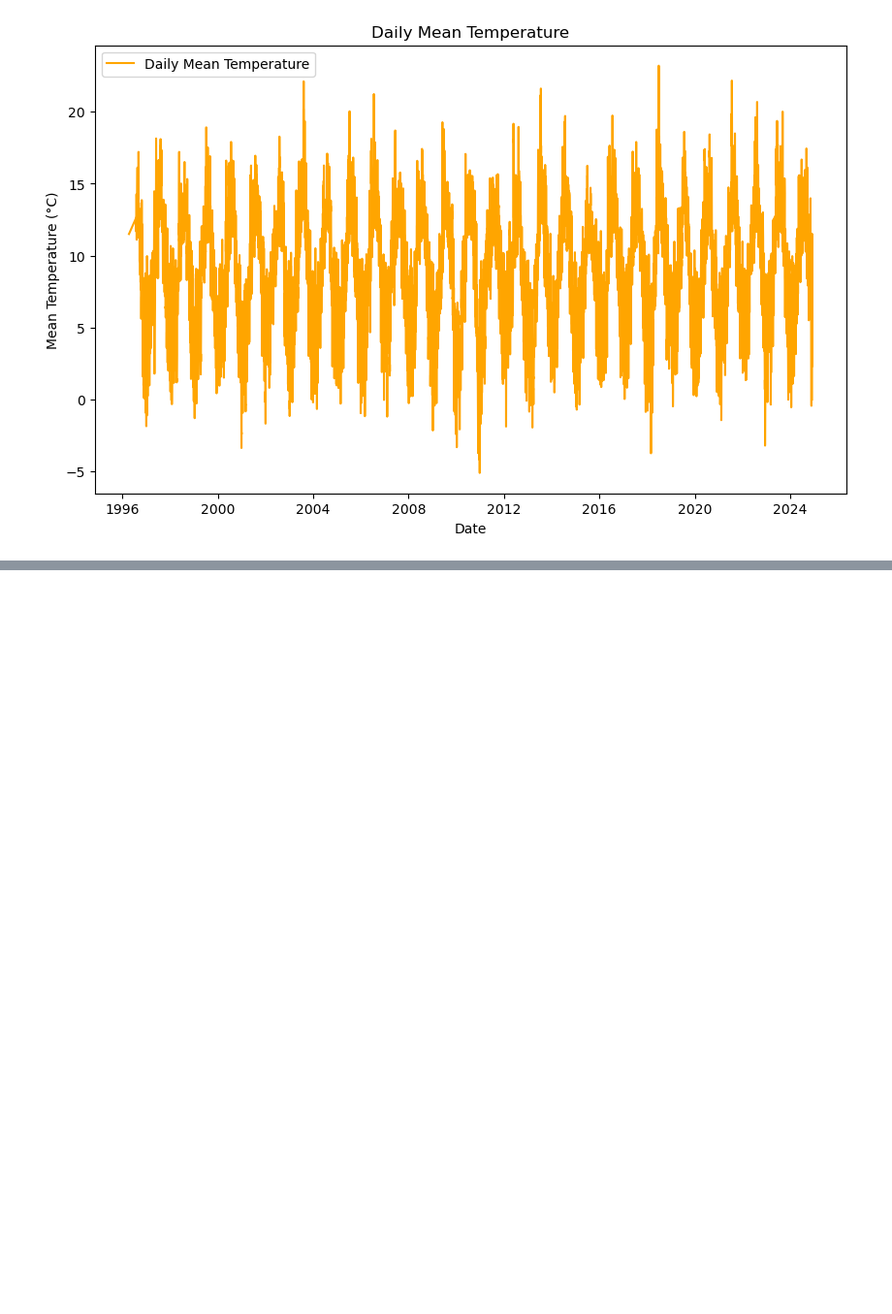
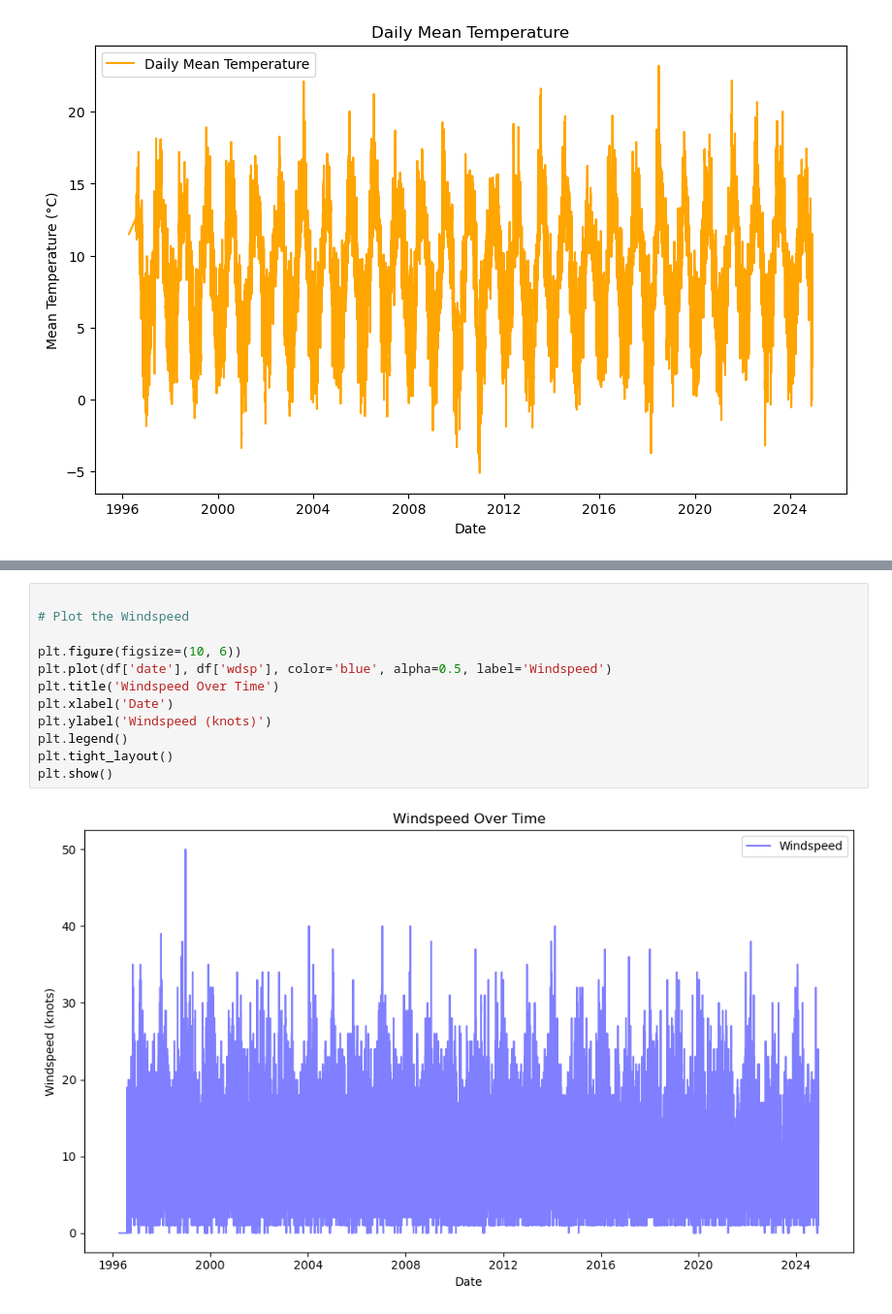
Before and after one commit to filipekojak88/PFDA, a Jupyter notebook: assignment_6_Weather.ipynb, the cells around one changed output, grey strips where cells are left out. Shown at 97% size. Saved outputs shown, nothing was run; the diff lists cells and outputs as text; blank space fills up the shorter version.

```diff
--- a/assignment_6_Weather.ipynb
+++ b/assignment_6_Weather.ipynb
@@ -163,0 +225,14 @@ plt.show()
+# %%
+
+# Plot the Windspeed
+
+plt.figure(figsize=(10, 6))
+plt.plot(df['date'], df['wdsp'], color='blue', alpha=0.5, label='Windspeed')
+plt.title('Windspeed Over Time')
+plt.xlabel('Date')
+plt.ylabel('Windspeed (knots)')
+plt.legend()
+plt.tight_layout()
+plt.show()
+# %% [output]
+[figure, added]
```
Also changed, not shown: parts of 11 cells of this notebook.
